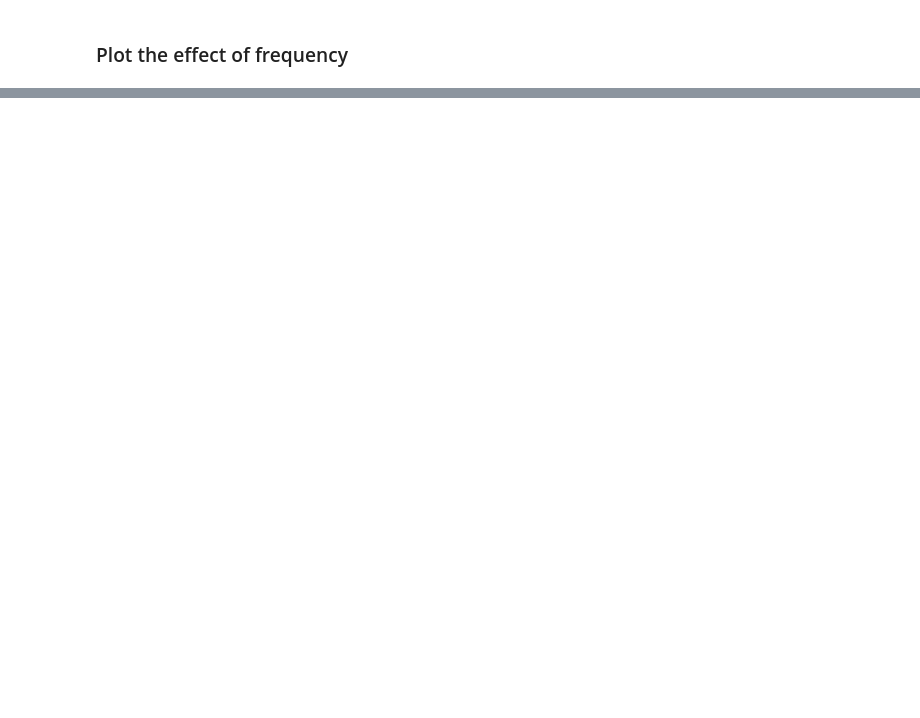
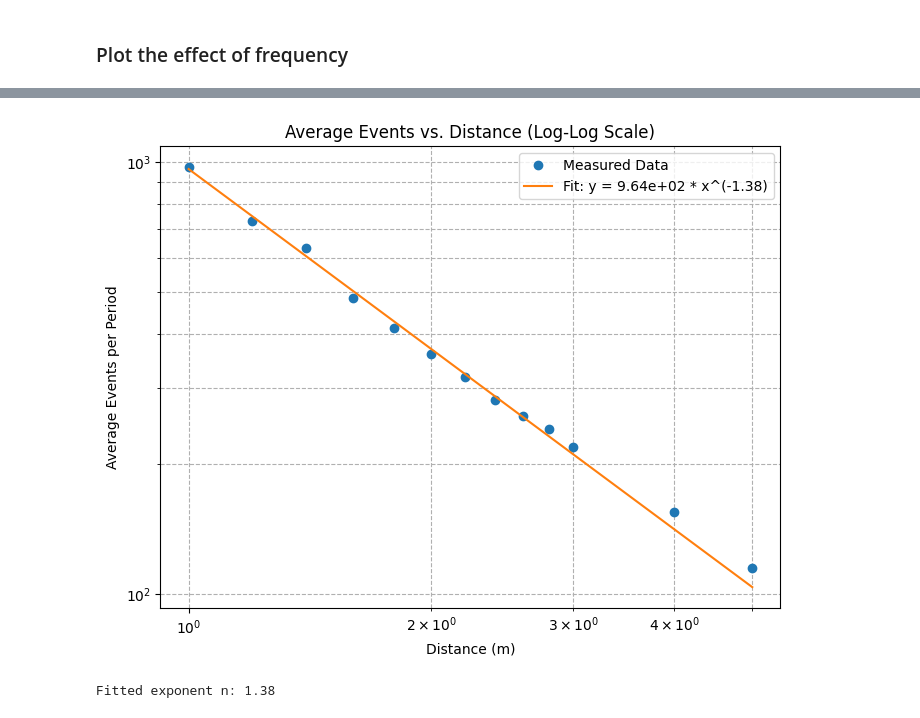
Before and after one commit to kubakubakuba/mrs-uvdar-distance-estimator, a Jupyter notebook: main.ipynb, the cells around one changed output, grey strips where cells are left out. Cells and saved outputs as stored; diff of their text form; code cells hidden in the pictures; blank space fills up the shorter version.

```diff
--- a/main.ipynb
+++ b/main.ipynb
@@ -103,0 +124,35 @@ lib.plot_log_avg_events_vs_frequency(frequencies, evs, distances)
+# %%
+from scipy.optimize import curve_fit
+
+avg_events_array = avg_events_array_0.copy()
+
+def power_law(x, k, n):
+	return k * x ** (-n)
+
+distances_array = np.array(distances)
+
+freq_idx = 5
+avg_events = avg_events_array[:, freq_idx]
+
+valid_indices = ~np.isnan(avg_events)
+distances_valid = distances_array[valid_indices]
+avg_events_valid = avg_events[valid_indices]
+
+popt, pcov = curve_fit(power_law, distances_valid, avg_events_valid)
+k_fit, n_fit = popt
+
+plt.figure()
+plt.loglog(distances_valid, avg_events_valid, 'o', label='Measured Data')
+plt.loglog(distances_valid, power_law(distances_valid, *popt), '-',
+		   label=f'Fit: y = {k_fit:.2e} * x^(-{n_fit:.2f})')
+plt.xlabel('Distance (m)')
+plt.ylabel('Average Events per Period')
+plt.title('Average Events vs. Distance (Log-Log Scale)')
+plt.legend()
+plt.grid(True, which="both", ls="--")
+plt.show()
+
+print(f"Fitted exponent n: {n_fit:.2f}")
+# %% [output]
+[figure, added]
+Fitted exponent n: 1.38
```
Also changed, not shown: parts of 6 cells of this notebook, 2 other files.
